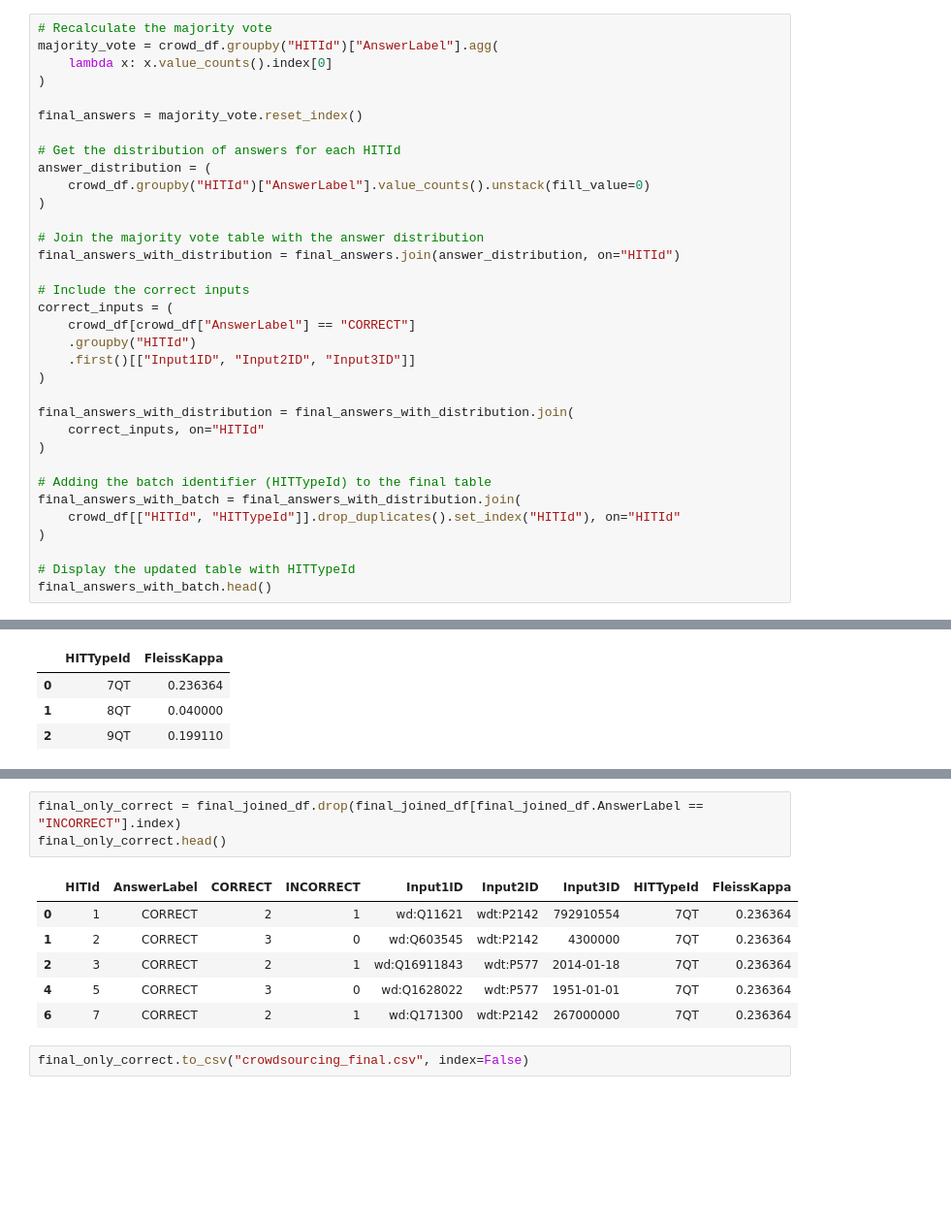
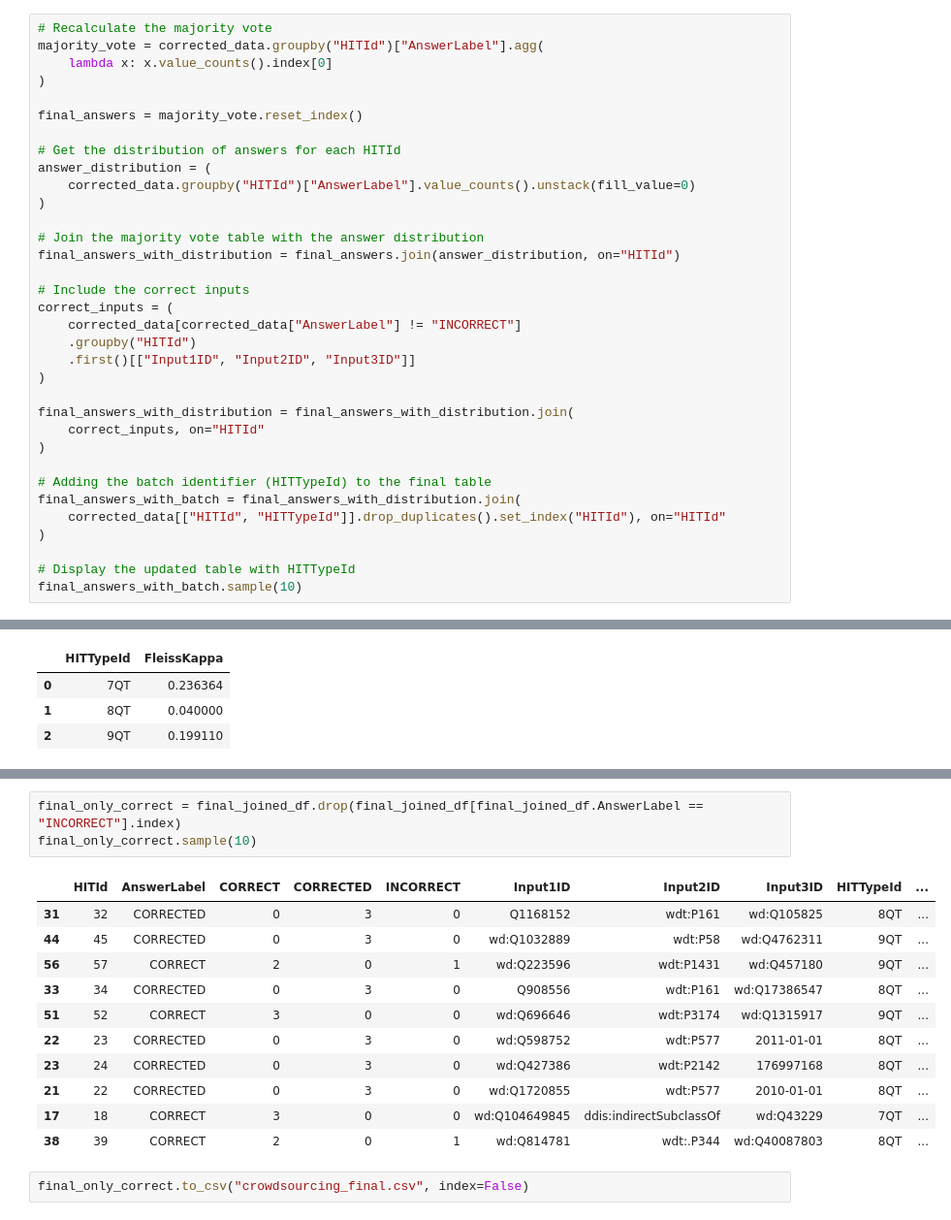
Before and after one commit to liamti5/AI-QA-System-for-movies-UZH, a Jupyter notebook: notebooks/crowdsourcing/crowdsourcing.ipynb, the cells around one changed output, grey strips where cells are left out. Shown: that part at 97% size. Cells and saved outputs as stored; diff of their text form; blank space fills up the shorter version.

```diff
--- a/notebooks/crowdsourcing/crowdsourcing.ipynb
+++ b/notebooks/crowdsourcing/crowdsourcing.ipynb
@@ -108,6 +117,6 @@ corrected_data[['HITId', 'Input1ID', 'Input2ID', 'Input3ID']].head()
 # %%
 # Recalculate the majority vote
-majority_vote = crowd_df.groupby("HITId")["AnswerLabel"].agg(
+majority_vote = corrected_data.groupby("HITId")["AnswerLabel"].agg(
     lambda x: x.value_counts().index[0]
 )
 
@@ -115,7 +124,7 @@ final_answers = majority_vote.reset_index()
 
 # Get the distribution of answers for each HITId
 answer_distribution = (
-    crowd_df.groupby("HITId")["AnswerLabel"].value_counts().unstack(fill_value=0)
+    corrected_data.groupby("HITId")["AnswerLabel"].value_counts().unstack(fill_value=0)
 )
 
 # Join the majority vote table with the answer distribution
@@ -123,7 +132,7 @@ final_answers_with_distribution = final_answers.join(answer_distribution, on="HI
 
 # Include the correct inputs
 correct_inputs = (
-    crowd_df[crowd_df["AnswerLabel"] == "CORRECT"]
+    corrected_data[corrected_data["AnswerLabel"] != "INCORRECT"]
     .groupby("HITId")
     .first()[["Input1ID", "Input2ID", "Input3ID"]]
 )
@@ -134,9 +143,9 @@ final_answers_with_distribution = final_answers_with_distribution.join(
 
 # Adding the batch identifier (HITTypeId) to the final table
 final_answers_with_batch = final_answers_with_distribution.join(
-    crowd_df[["HITId", "HITTypeId"]].drop_duplicates().set_index("HITId"), on="HITId"
+    corrected_data[["HITId", "HITTypeId"]].drop_duplicates().set_index("HITId"), on="HITId"
 )
 
 # Display the updated table with HITTypeId
-final_answers_with_batch.head()
+final_answers_with_batch.sample(10)
 # %% [output]
@@ -181,12 +200,17 @@ final_joined_df.head()
 # %%
 final_only_correct = final_joined_df.drop(final_joined_df[final_joined_df.AnswerLabel == "INCORRECT"].index)
-final_only_correct.head()
+final_only_correct.sample(10)
 # %% [output]
-|  | HITId | AnswerLabel | CORRECT | INCORRECT | Input1ID | Input2ID | Input3ID | HITTypeId | FleissKappa |
-| 0 | 1 | CORRECT | 2 | 1 | wd:Q11621 | wdt:P2142 | 792910554 | 7QT | 0.236364 |
-| 1 | 2 | CORRECT | 3 | 0 | wd:Q603545 | wdt:P2142 | 4300000 | 7QT | 0.236364 |
-| 2 | 3 | CORRECT | 2 | 1 | wd:Q16911843 | wdt:P577 | 2014-01-18 | 7QT | 0.236364 |
-| 4 | 5 | CORRECT | 3 | 0 | wd:Q1628022 | wdt:P577 | 1951-01-01 | 7QT | 0.236364 |
-| 6 | 7 | CORRECT | 2 | 1 | wd:Q171300 | wdt:P2142 | 267000000 | 7QT | 0.236364 |
+|  | HITId | AnswerLabel | CORRECT | CORRECTED | INCORRECT | Input1ID | Input2ID | Input3ID | HITTypeId | ... |
+| 31 | 32 | CORRECTED | 0 | 3 | 0 | Q1168152 | wdt:P161 | wd:Q105825 | 8QT | ... |
+| 44 | 45 | CORRECTED | 0 | 3 | 0 | wd:Q1032889 | wdt:P58 | wd:Q4762311 | 9QT | ... |
+| 56 | 57 | CORRECT | 2 | 0 | 1 | wd:Q223596 | wdt:P1431 | wd:Q457180 | 9QT | ... |
+| 33 | 34 | CORRECTED | 0 | 3 | 0 | Q908556 | wdt:P161 | wd:Q17386547 | 8QT | ... |
+| 51 | 52 | CORRECT | 3 | 0 | 0 | wd:Q696646 | wdt:P3174 | wd:Q1315917 | 9QT | ... |
+| 22 | 23 | CORRECTED | 0 | 3 | 0 | wd:Q598752 | wdt:P577 | 2011-01-01 | 8QT | ... |
+| 23 | 24 | CORRECTED | 0 | 3 | 0 | wd:Q427386 | wdt:P2142 | 176997168 | 8QT | ... |
+| 21 | 22 | CORRECTED | 0 | 3 | 0 | wd:Q1720855 | wdt:P577 | 2010-01-01 | 8QT | ... |
+| 17 | 18 | CORRECT | 3 | 0 | 0 | wd:Q104649845 | ddis:indirectSubclassOf | wd:Q43229 | 7QT | ... |
+| 38 | 39 | CORRECT | 2 | 0 | 1 | wd:Q814781 | wdt:.P344 | wd:Q40087803 | 8QT | ... |
 # %%
 final_only_correct.to_csv("crowdsourcing_final.csv", index=False)
```
Also changed, not shown: parts of 9 cells of this notebook, 6 other files.
